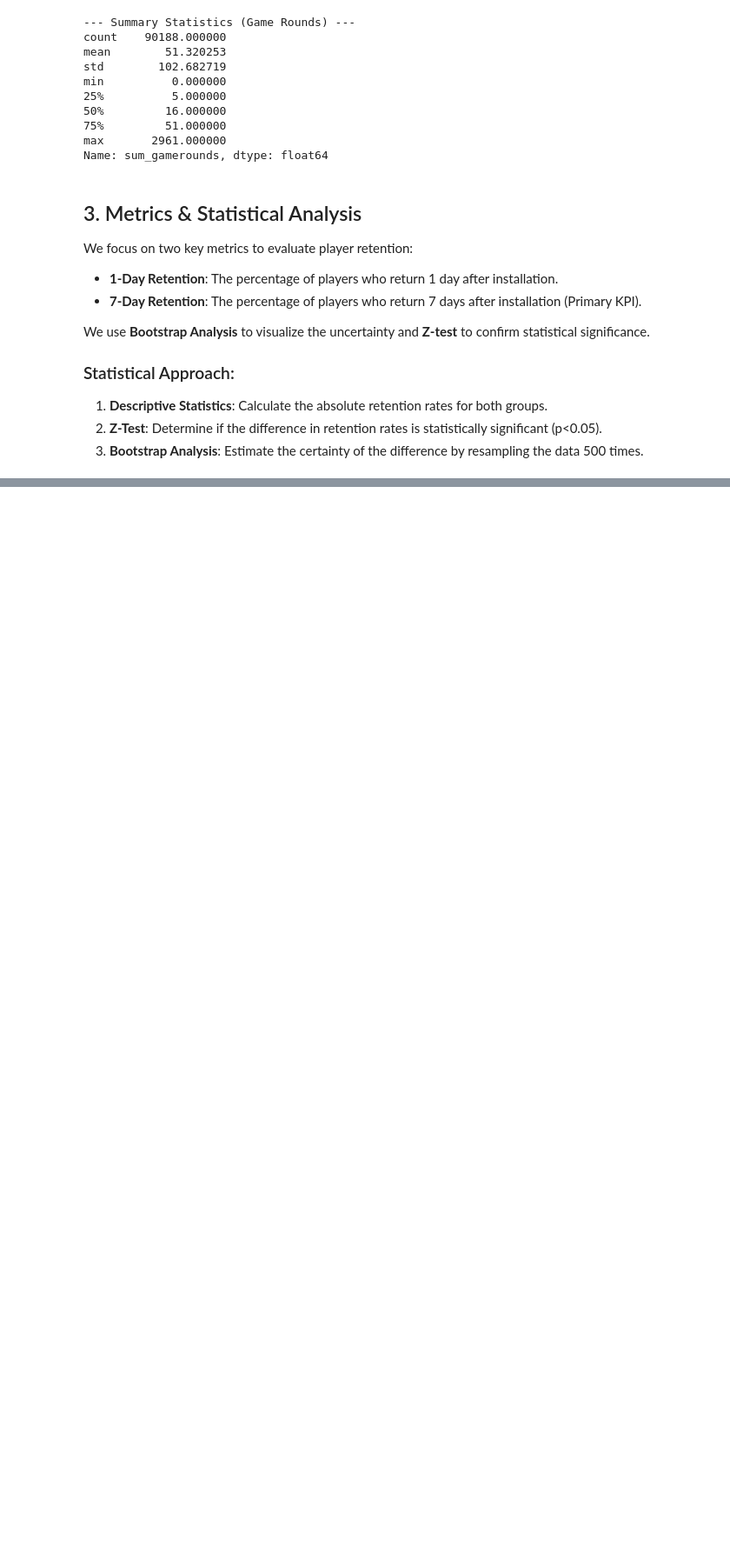
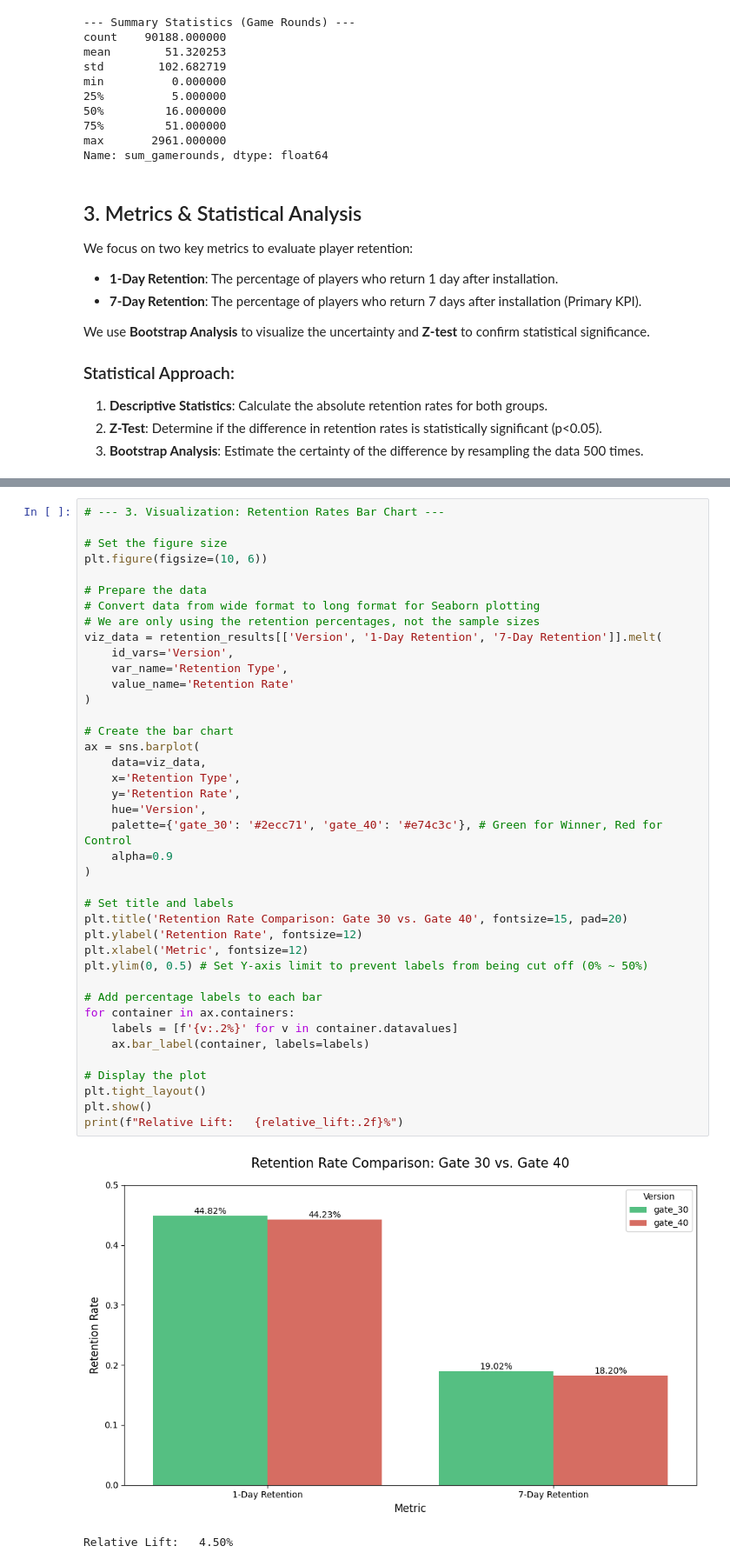
Before and after one commit to Noora66612/Optimizing-Mobile-Game-Retention, a Jupyter notebook: Optimizing_Mobile_Game_Retention_Gate_Analysis.ipynb, the cells around one changed output, grey strips where cells are left out. Shown at 87% size. Saved outputs shown, nothing was run; the diff lists cells and outputs as text; blank space fills up the shorter version.

Commit message:
Feat: Add retention rate visualization bar chart

```diff
--- a/Optimizing_Mobile_Game_Retention_Gate_Analysis.ipynb
+++ b/Optimizing_Mobile_Game_Retention_Gate_Analysis.ipynb
@@ -241,4 +241,47 @@ Gate 30 (1-Day): 19.02%
 Gate 40 (7-Day): 18.20%
 Relative Lift:   4.50%
 Conclusion: Gate 30 retains 4.50% more users relative to Gate 40.
+# %%
+# --- 3. Visualization: Retention Rates Bar Chart ---
+
+# Set the figure size
+plt.figure(figsize=(10, 6))
+
+# Prepare the data
+# Convert data from wide format to long format for Seaborn plotting
+# We are only using the retention percentages, not the sample sizes
+viz_data = retention_results[['Version', '1-Day Retention', '7-Day Retention']].melt(
+    id_vars='Version',
+    var_name='Retention Type',
+    value_name='Retention Rate'
+)
+
+# Create the bar chart
+ax = sns.barplot(
+    data=viz_data,
+    x='Retention Type',
+    y='Retention Rate',
+    hue='Version',
+    palette={'gate_30': '#2ecc71', 'gate_40': '#e74c3c'}, # Green for Winner, Red for Control
+    alpha=0.9
+)
+
+# Set title and labels
+plt.title('Retention Rate Comparison: Gate 30 vs. Gate 40', fontsize=15, pad=20)
+plt.ylabel('Retention Rate', fontsize=12)
+plt.xlabel('Metric', fontsize=12)
+plt.ylim(0, 0.5) # Set Y-axis limit to prevent labels from being cut off (0% ~ 50%)
+
+# Add percentage labels to each bar
+for container in ax.containers:
+    labels = [f'{v:.2%}' for v in container.datavalues]
+    ax.bar_label(container, labels=labels)
+
+# Display the plot
+plt.tight_layout()
+plt.show()
+print(f"Relative Lift:   {relative_lift:.2f}%")
+# %% [output]
+[figure, added]
+Relative Lift:   4.50%
 # %%
```
Also changed, not shown: parts of 4 cells of this notebook.
